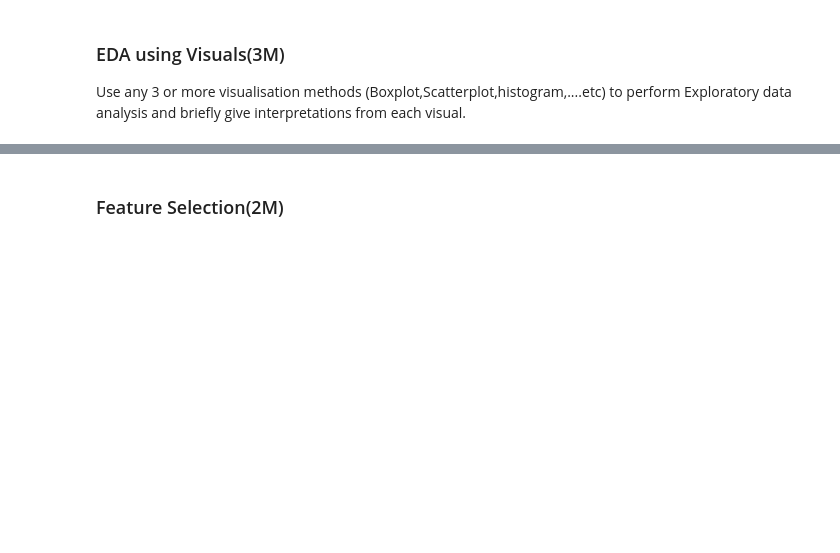
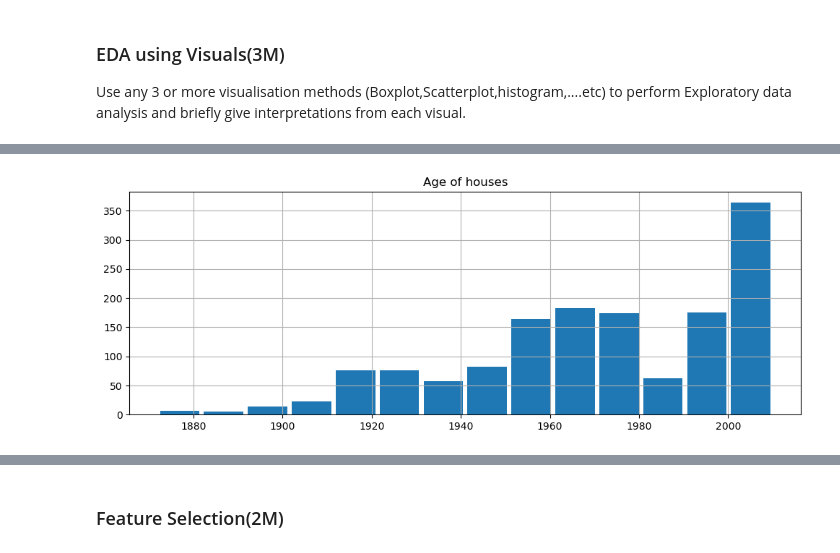
Before and after one commit to preethibosco/AIML, a Jupyter notebook: Feature engineering/FE_END-to END PROJECT.ipynb, the cells around one changed output, grey strips where cells are left out. Drawn from its saved outputs; the diff is of its cells as text; code cells hidden in the pictures; blank space fills up the shorter version.

```diff
--- a/Feature engineering/FE_END-to END PROJECT.ipynb
+++ b/Feature engineering/FE_END-to END PROJECT.ipynb
@@ -634,0 +698,6 @@ Use any 3 or more visualisation methods (Boxplot,Scatterplot,histogram,....etc)
+# %%
+Housing_df.YearBuilt.hist(bins=14, rwidth=.9, figsize=(12,4))
+plt.title('Age of houses')
+plt.show()
+# %% [output]
+[figure, added]
```
Also changed, not shown: parts of 17 cells of this notebook.
